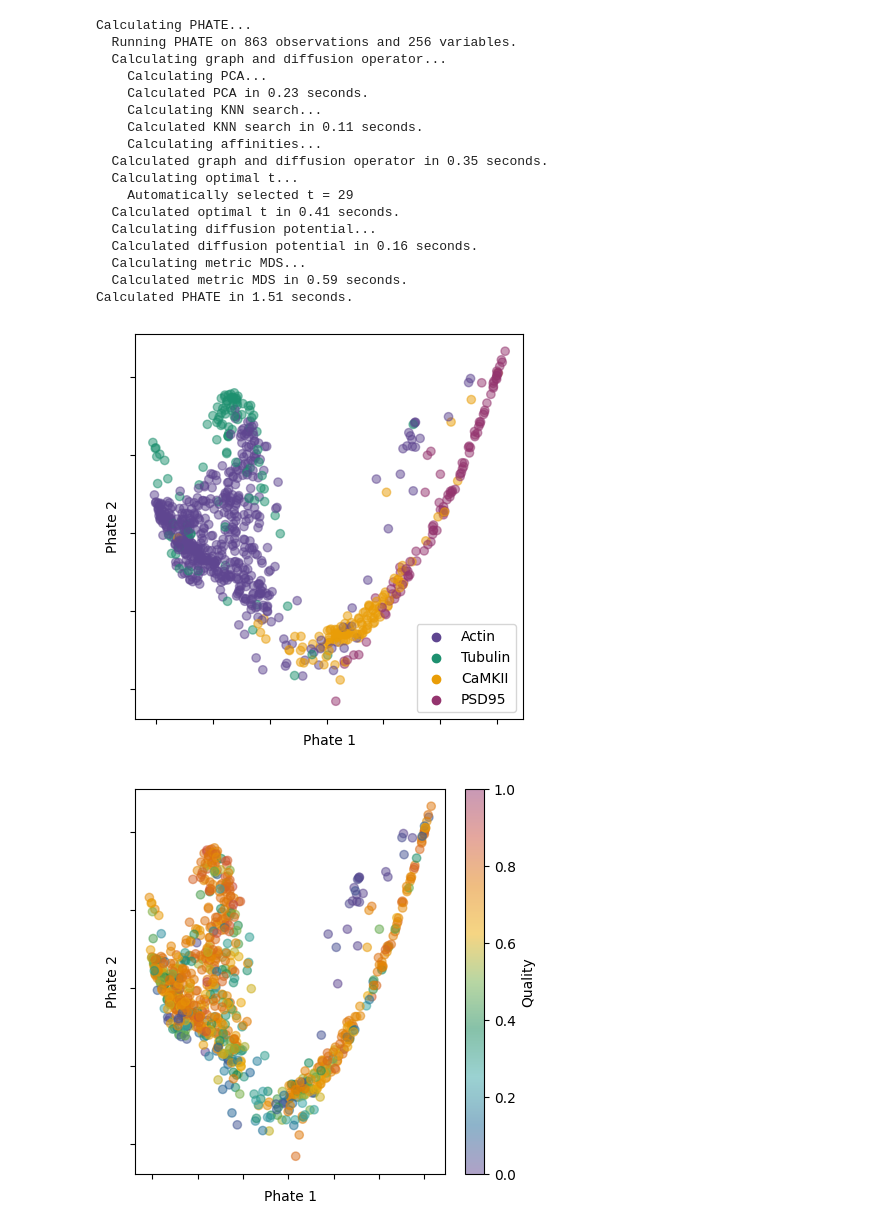
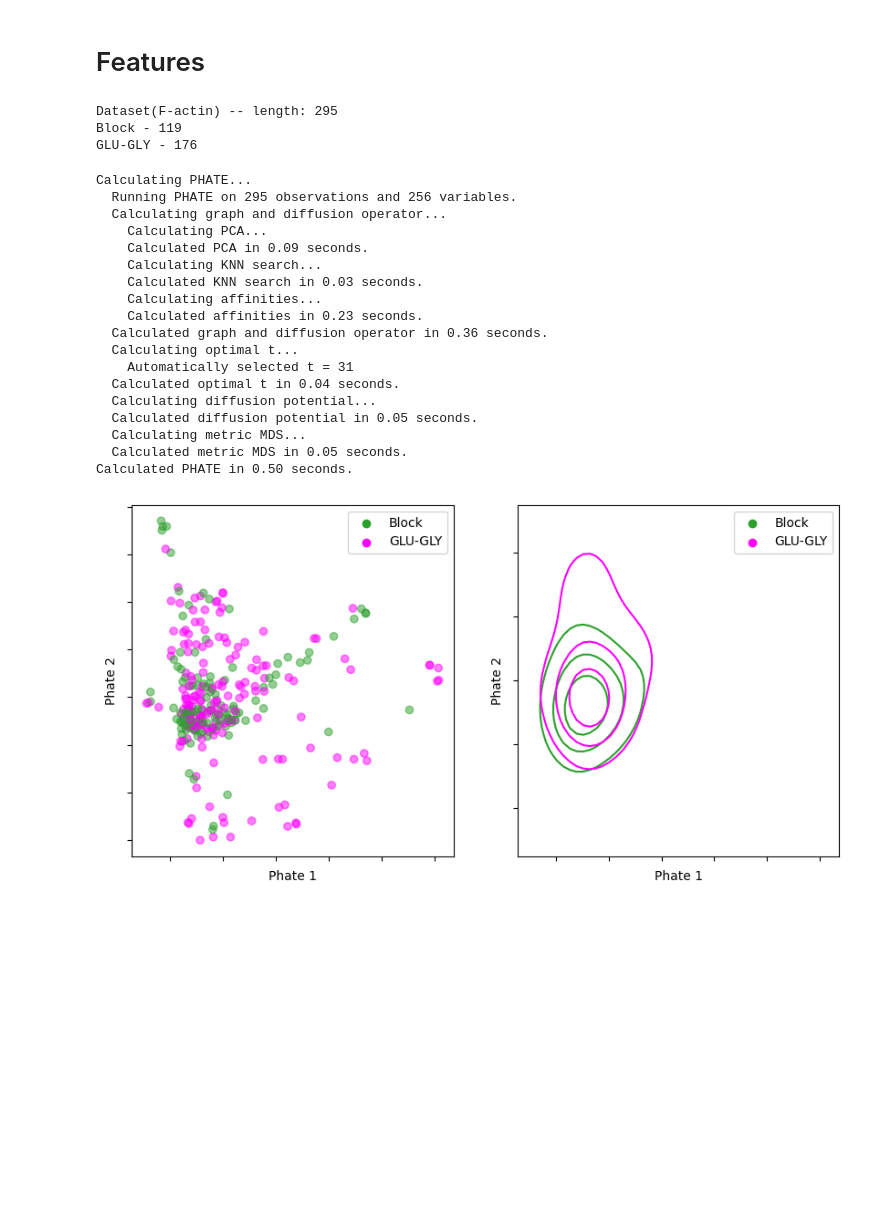
Before and after one commit to FLClab/STED-FM, a Jupyter notebook: experiments/simclr-experiments/01-ssl-features.ipynb, the cells around one changed output. Cells and saved outputs as stored; diff of their text form; code cells hidden in the pictures; blank space fills up the shorter version.

```diff
--- a/experiments/simclr-experiments/01-ssl-features.ipynb
+++ b/experiments/simclr-experiments/01-ssl-features.ipynb
@@ -192,15 +118,0 @@ class CreateDataset(Dataset):
-# %%
-
-dataset = CreateDataset(
-    "./data/ssl/testdata",
-    num_samples={'actin':None, 'tubulin':None, 'CaMKII_Neuron':None, 'PSD95_Neuron':None},
-    transform=transform, apply_filter=False, requires_3_channels=REQUIRES_3_CHANNELS,
-    classes=['actin', 'tubulin', 'CaMKII_Neuron', 'PSD95_Neuron']
-)
-# Build a PyTorch dataloader.
-dataloader = torch.utils.data.DataLoader(
-    dataset,
-    batch_size=16,
-    shuffle=True,
-    num_workers=1
-)
@@ -212,64 +119,79 @@ PSD95_Neuron 99
+# %% [markdown]
+# Features
 # %%
+print(dataset)
 out = defaultdict(list)
 for x, label in tqdm(dataloader):
     features = model.backbone(x).flatten(start_dim=1)
     for key, values in label.items():
         out[key].extend(values.cpu().data.numpy().tolist())
     out["features"].extend(features.cpu().data.numpy())
+# %% [output]
+Dataset(F-actin) -- length: 295
+Block - 119
+GLU-GLY - 176
 # %%
 import phate
 samples = numpy.array(out["features"])
 labels = numpy.array(out["label"])
 indices = numpy.array(out["dataset-idx"])
-quality = numpy.array(out["score"])
 
 phate_op = phate.PHATE(random_state=42)
 X_transformed = phate_op.fit_transform(samples)
 # %% [output]
 Calculating PHATE...
-  Running PHATE on 863 observations and 256 variables.
+  Running PHATE on 295 observations and 256 variables.
   Calculating graph and diffusion operator...
     Calculating PCA...
-    Calculated PCA in 0.23 seconds.
+    Calculated PCA in 0.09 seconds.
     Calculating KNN search...
-    Calculated KNN search in 0.11 seconds.
+    Calculated KNN search in 0.03 seconds.
     Calculating affinities...
-  Calculated graph and diffusion operator in 0.35 seconds.
+    Calculated affinities in 0.23 seconds.
+  Calculated graph and diffusion operator in 0.36 seconds.
   Calculating optimal t...
-    Automatically selected t = 29
-  Calculated optimal t in 0.41 seconds.
+    Automatically selected t = 31
+  Calculated optimal t in 0.04 seconds.
   Calculating diffusion potential...
-  Calculated diffusion potential in 0.16 seconds.
+  Calculated diffusion potential in 0.05 seconds.
   Calculating metric MDS...
-  Calculated metric MDS in 0.59 seconds.
-Calculated PHATE in 1.51 seconds.
+  Calculated metric MDS in 0.05 seconds.
+Calculated PHATE in 0.50 seconds.
 # %%
 %matplotlib inline
-fig, ax = pyplot.subplots(figsize=(5, 5))
-ax.scatter(*X_transformed.T, c=labels, cmap="nice-prism", alpha=0.5)
-ax.set(
+fig, axes = pyplot.subplots(1, 2, figsize=(10, 5))
+axes[0].scatter(*X_transformed.T, c=labels, cmap="green-magenta", alpha=0.5)
+axes[0].set(
     xlabel="Phate 1", ylabel="Phate 2",
     xticklabels=[], yticklabels=[]
 )
-cmap = pyplot.get_cmap("nice-prism", len(numpy.unique(labels)))
-ax.legend(
+cmap = pyplot.get_cmap("green-magenta", len(numpy.unique(labels)))
+axes[0].legend(
     handles=[pyplot.scatter(None, None, color=cmap(unique)) for unique in numpy.unique(labels)],
-    labels=["Actin", "Tubulin", "CaMKII", "PSD95"]
+    labels=dataset.classes
 )
-pyplot.show()
+xmin, xmax = axes[0].get_xlim()
+ymin, ymax = axes[1].get_ylim()
 
-fig, ax = pyplot.subplots(figsize=(5, 5))
-sc = ax.scatter(*X_transformed.T, c=quality, cmap="nice-prism", alpha=0.5, vmin=0, vmax=1)
-ax.set(
+# fig, ax = pyplot.subplots(figsize=(5, 5))
+X, Y = numpy.meshgrid(numpy.linspace(xmin, xmax), numpy.linspace(ymin, ymax))
+positions = numpy.vstack([X.ravel(), Y.ravel()])
+for unique in numpy.unique(labels):
+    kernel = stats.gaussian_kde(X_transformed[labels == unique].T)
+    Z = numpy.reshape(kernel(positions).T, X.shape)
+    axes[1].contour(X, Y, Z, levels=3, colors=[cmap(unique)])
+axes[1].set(
+    xlim=(xmin, xmax), ylim=(ymin, ymax),
     xlabel="Phate 1", ylabel="Phate 2",
     xticklabels=[], yticklabels=[]
 )
-cbar = pyplot.colorbar(sc, ax=ax)
-cbar.set_label("Quality")
+axes[1].legend(
+    handles=[pyplot.scatter(None, None, color=cmap(unique)) for unique in numpy.unique(labels)],
+    labels=dataset.classes
+)
 pyplot.show()
 # %% [output]
-[figure, old version]
+[figure, new version]
-[figure, removed]
 # %%
 %matplotlib notebook
 
```
Also changed, not shown: parts of 5 cells of this notebook, 4 other files.
